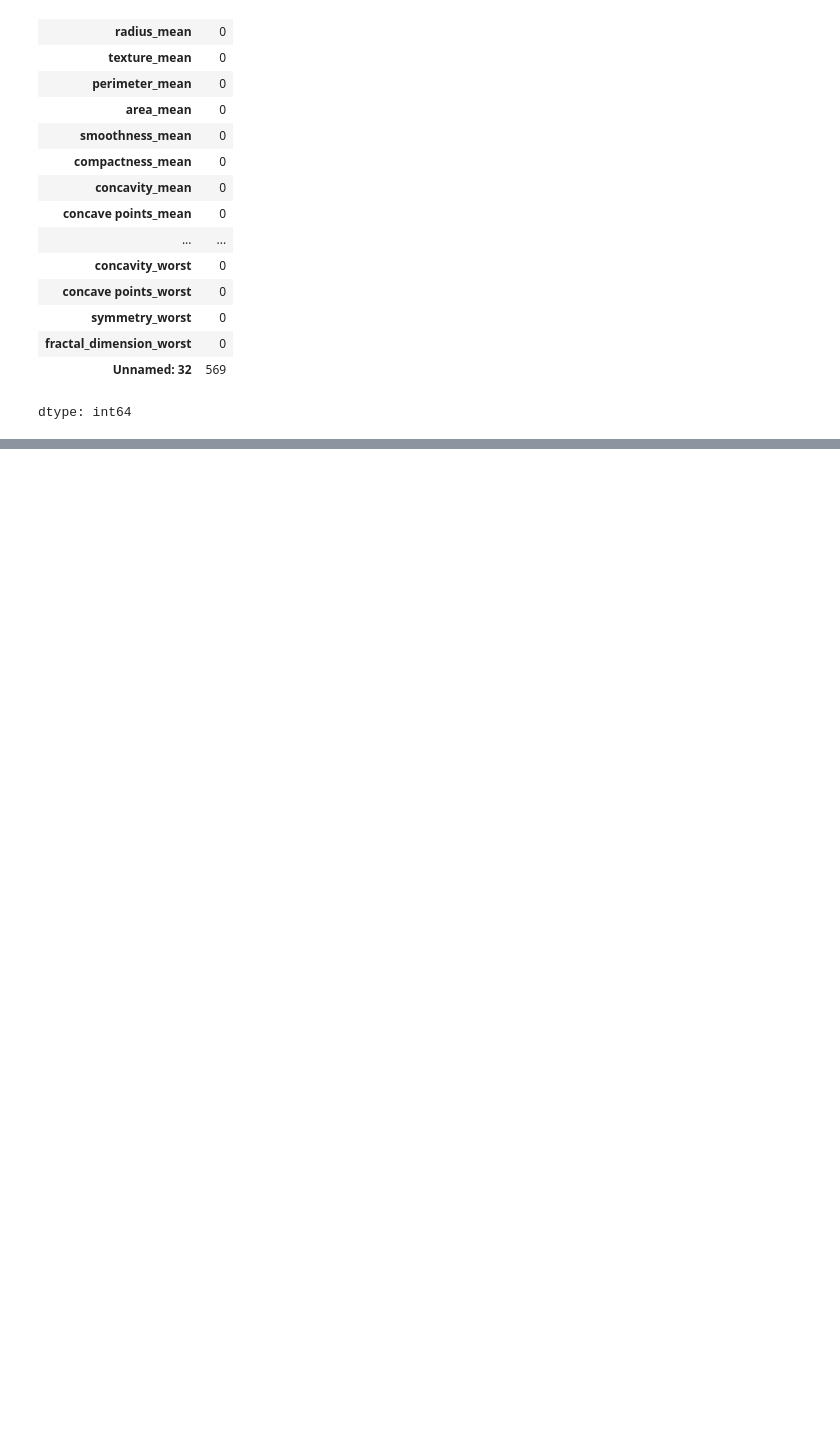
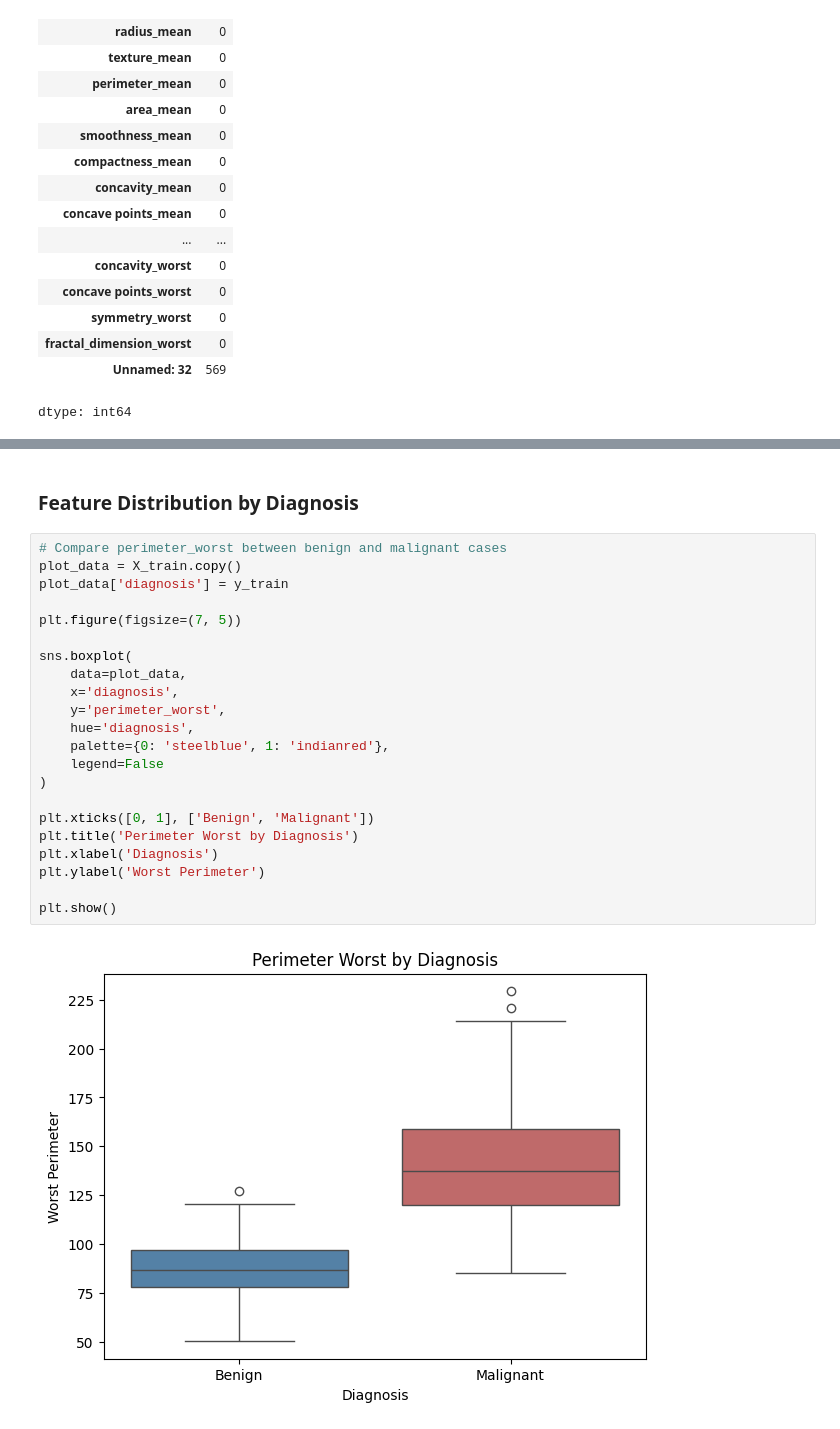
Before and after one commit to nimasha20020207/DL_Assignment_Y4S1, a Jupyter notebook: IT23322912.ipynb, the cells around one changed output, grey strips where cells are left out. Drawn from its saved outputs; the diff is of its cells as text; blank space fills up the shorter version.

```diff
--- a/IT23322912.ipynb
+++ b/IT23322912.ipynb
@@ -146,0 +280,26 @@ dtype: int64
+# %% [markdown]
+### Feature Distribution by Diagnosis
+# %%
+# Compare perimeter_worst between benign and malignant cases
+plot_data = X_train.copy()
+plot_data['diagnosis'] = y_train
+
+plt.figure(figsize=(7, 5))
+
+sns.boxplot(
+    data=plot_data,
+    x='diagnosis',
+    y='perimeter_worst',
+    hue='diagnosis',
+    palette={0: 'steelblue', 1: 'indianred'},
+    legend=False
+)
+
+plt.xticks([0, 1], ['Benign', 'Malignant'])
+plt.title('Perimeter Worst by Diagnosis')
+plt.xlabel('Diagnosis')
+plt.ylabel('Worst Perimeter')
+
+plt.show()
+# %% [output]
+[figure, added]
```
Also changed, not shown: parts of 16 cells of this notebook.
